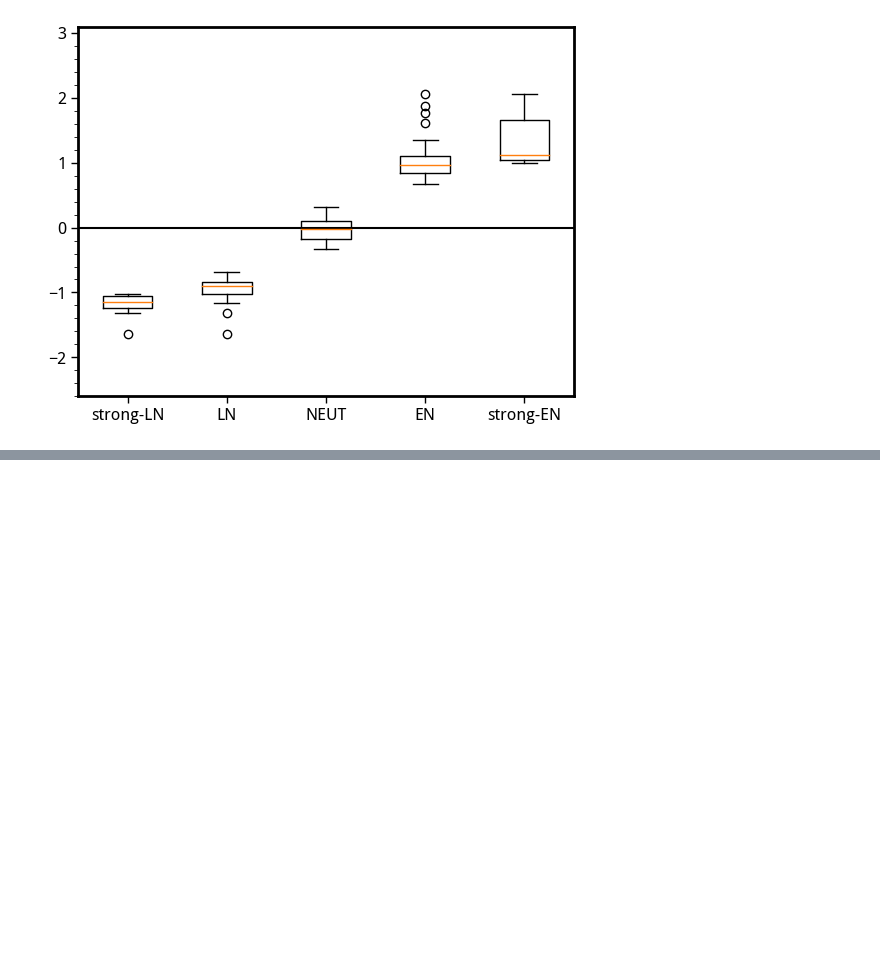
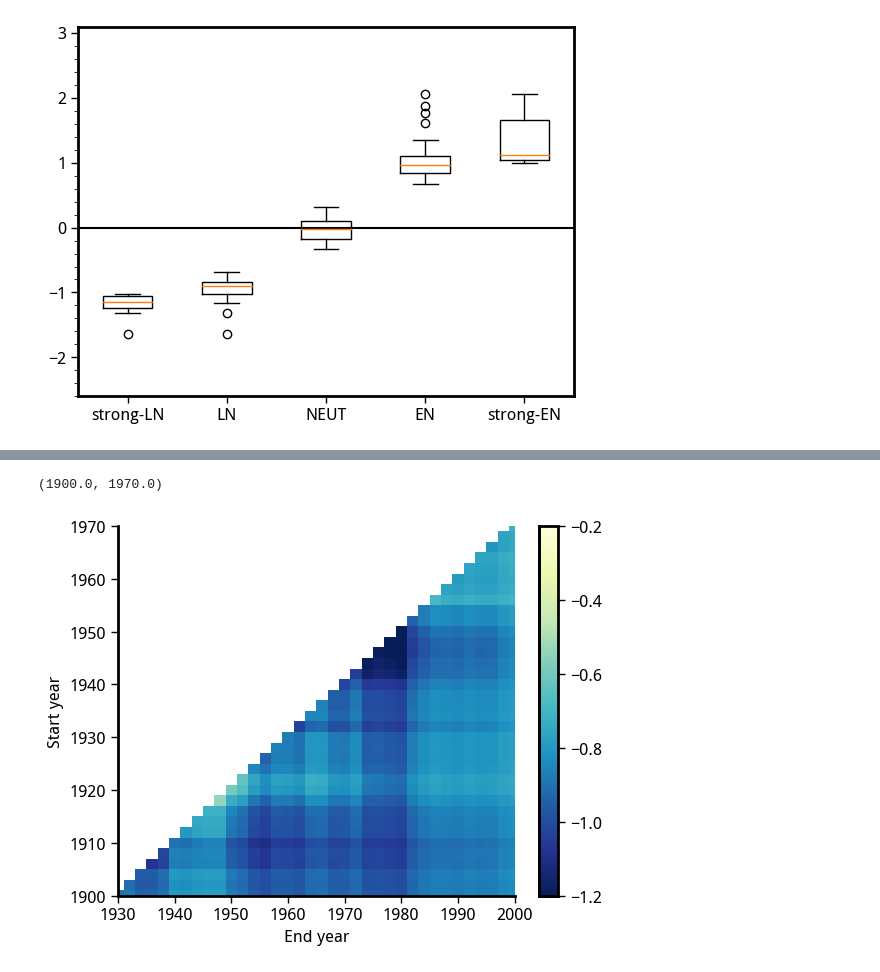
Before and after one commit to adisen99/enso_teleconnection_robustness, a Jupyter notebook: 01_obs_sample_size.ipynb, the cells around one changed output, grey strips where cells are left out. Saved outputs shown, nothing was run; the diff lists cells and outputs as text; code cells hidden in the pictures; blank space fills up the shorter version.

```diff
--- a/01_obs_sample_size.ipynb
+++ b/01_obs_sample_size.ipynb
@@ -306,0 +210,25 @@ sns.histplot(regr_21c_access, bins=11, color='tab:red', alpha=0.5, kde=True)
+# %%
+def calc_tele(precip: xr.DataArray, nino34: xr.DataArray, start_year: int, end_year: int):
+    if not isinstance(precip, xr.DataArray) or not isinstance(nino34, xr.DataArray):
+        raise TypeError("'xr.DataArray' input is required, not the %s" % (type(precip)))
+    duration = end_year - start_year
+    res = stats.linregress(nino34.sel(time=slice(str(start_year), str(end_year))), precip.sel(time=slice(str(start_year), str(end_year))))
+    return res.slope, res.pvalue, duration
+
+
+def get_all_tele(precip: xr.DataArray, nino34: xr.DataArray, initial_dur: int = 10):
+    if not isinstance(precip, xr.DataArray) or not isinstance(nino34, xr.DataArray):
+        raise TypeError("'xr.DataArray' input is required, not the %s" % (type(precip)))
+    start_years = np.arange(1900, 2002, 2)
+    end_years = np.arange(1900, 2002, 2)
+    stat = np.empty((len(start_years), len(end_years)))
+    pval = np.empty((len(start_years), len(end_years)))
+    duration = np.empty((len(start_years), len(end_years)))
+    for i in range(len(start_years)):
+        for j in range(len(end_years)):
+            if end_years[j] < start_years[i] + initial_dur:
+                stat[i, j], pval[i, j], duration[i, j] = np.NaN, np.NaN, np.NaN
+            else:
+                stat[i, j], pval[i, j], duration[i, j] = calc_tele(precip, nino34, start_years[i], end_years[j])
+        # print(f"Completed {start_years[i]}", end='\r')
+    return start_years, end_years, stat, pval, duration
@@ -306,0 +241,18 @@ sns.histplot(regr_21c_access, bins=11, color='tab:red', alpha=0.5, kde=True)
+# %%
+sy, ey, sl, p, dur = get_all_tele(reg_std, nino34_obs, initial_dur=30)
+# %%
+x, y = np.meshgrid(ey, sy)
+cf = plt.pcolormesh(ey, sy, sl, cmap='YlGnBu_r', vmin=-1.2, vmax=-0.2)
+z = np.ma.masked_less_equal(p, 0.05)
+plt.pcolor(x,y, z, hatch='/////', alpha=0.)
+plt.colorbar(cf)
+sns.despine()
+# plt.gca().invert_yaxis()
+plt.gca().invert_xaxis()
+plt.ylabel('Start year')
+plt.xlabel('End year')
+plt.xlim(1930, 2000)
+plt.ylim(1900, 1970)
+# %% [output]
+(1900.0, 1970.0)
+[figure, added]
```
Also changed, not shown: parts of 43 cells of this notebook.
